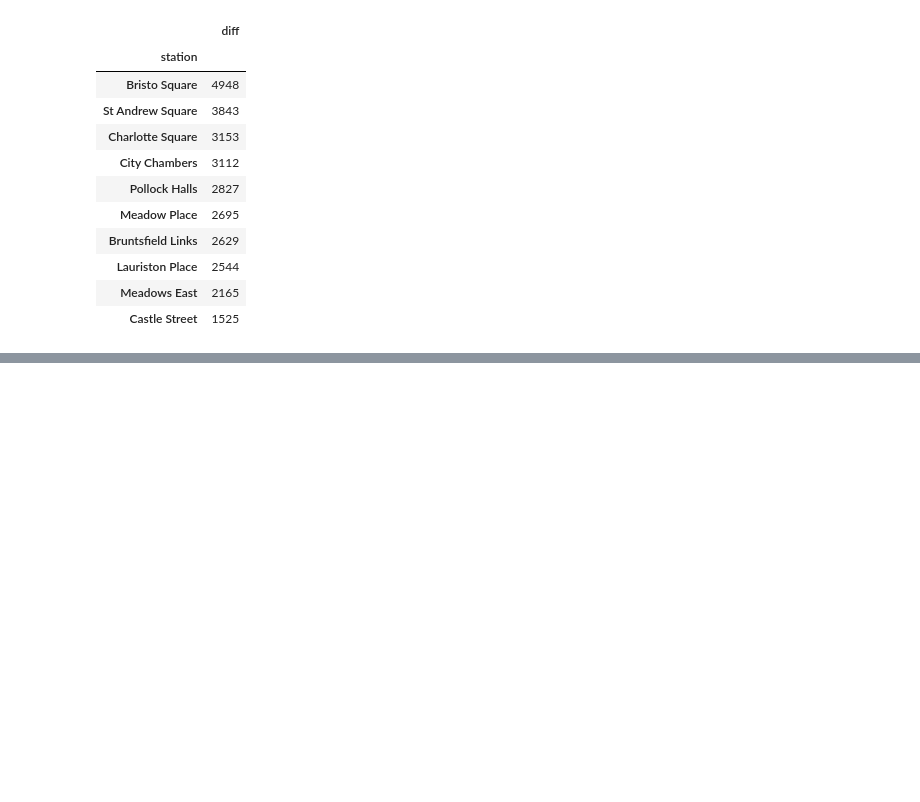
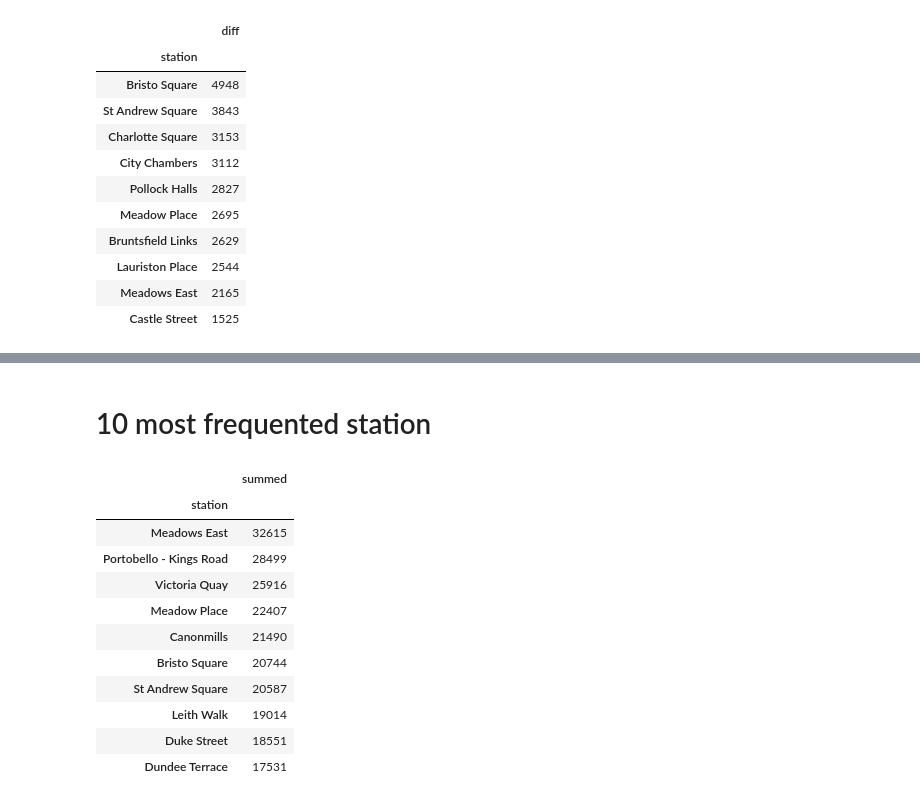
Before and after one commit to carlos108108/Just_Eat_Cycles_project, a Jupyter notebook: Edinburgh.ipynb, the cells around one changed output, grey strips where cells are left out. Cells and saved outputs as stored; diff of their text form; code cells hidden in the pictures; blank space fills up the shorter version.

```diff
--- a/Edinburgh.ipynb
+++ b/Edinburgh.ipynb
@@ -220,0 +239,17 @@ df_all[['diff']].sort_values('diff', ascending=False).head(10)
+# %% [markdown]
+# 10 most frequented station
+# %%
+df_all[['summed']].tail(10).sort_values('summed', ascending=False)
+# %% [output]
+|  | summed |
+| station |  |
+| Meadows East | 32615 |
+| Portobello - Kings Road | 28499 |
+| Victoria Quay | 25916 |
+| Meadow Place | 22407 |
+| Canonmills | 21490 |
+| Bristo Square | 20744 |
+| St Andrew Square | 20587 |
+| Leith Walk | 19014 |
+| Duke Street | 18551 |
+| Dundee Terrace | 17531 |
```
Also changed, not shown: parts of 2 cells of this notebook.
